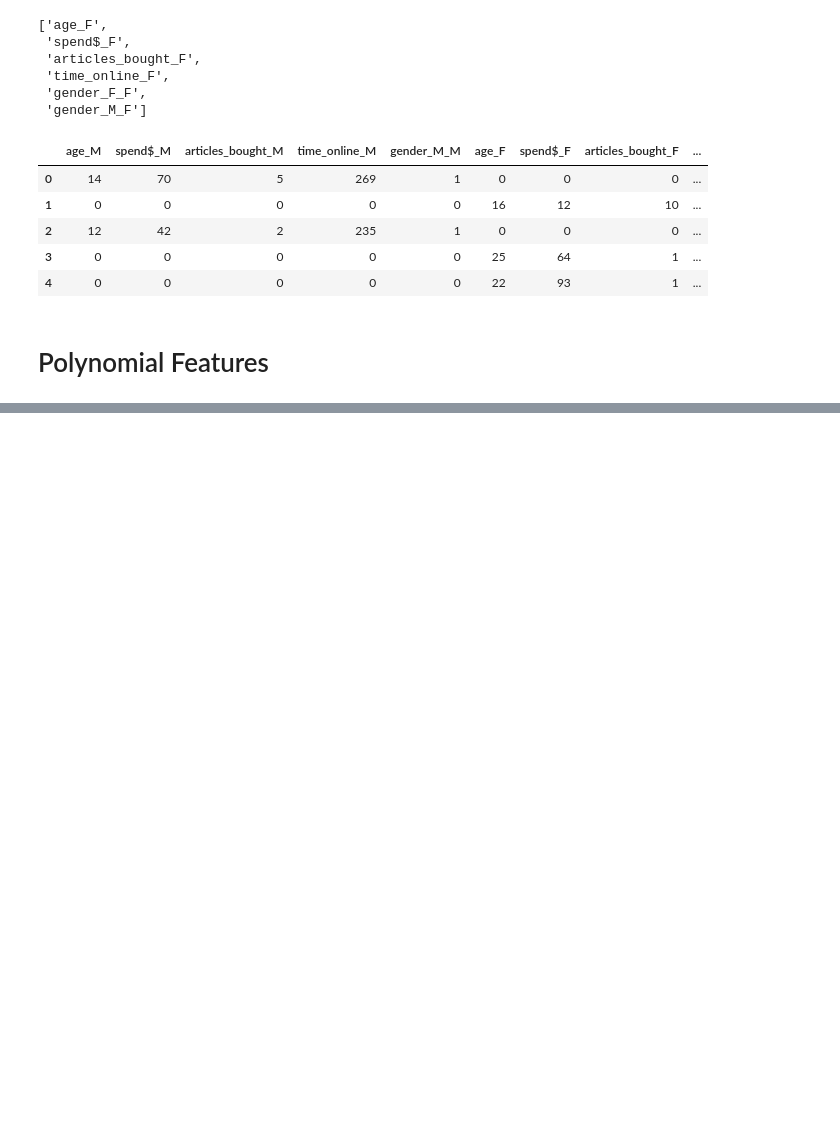
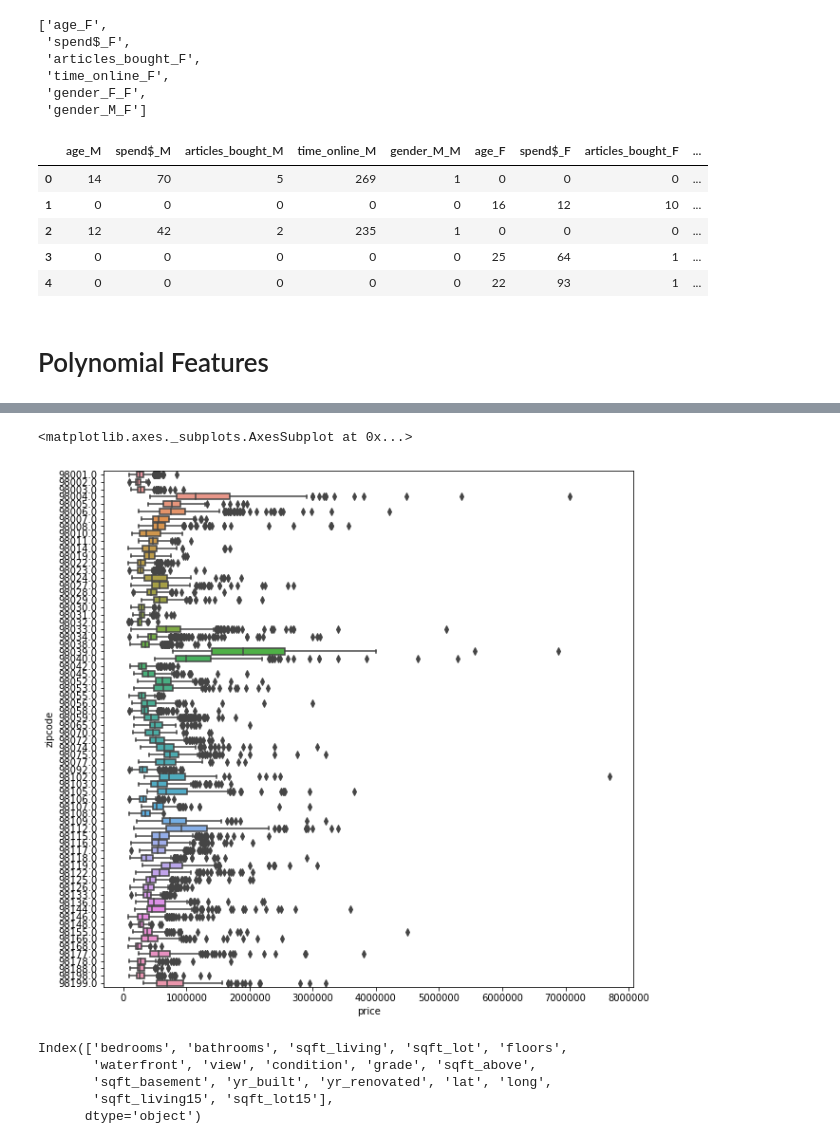
Before and after one commit to amueller/COMS4995-s20, a Jupyter notebook: slides/aml-04-preprocessing/aml-07-preprocessing.ipynb, the cells around one changed output, grey strips where cells are left out. Cells and saved outputs as stored; diff of their text form; code cells hidden in the pictures; blank space fills up the shorter version.

```diff
--- a/slides/aml-04-preprocessing/aml-07-preprocessing.ipynb
+++ b/slides/aml-04-preprocessing/aml-07-preprocessing.ipynb
@@ -918,0 +872,7 @@ print(X_bc_poly.shape)
+# %%
+import seaborn as sns
+plt.figure(figsize=(10, 10))
+sns.boxplot(data.frame.price, data.frame.zipcode, orient='h')
+# %% [output]
+<matplotlib.axes._subplots.AxesSubplot at 0x...>
+[figure, added]
@@ -918,0 +881,8 @@ print(X_bc_poly.shape)
+# %%
+X.columns
+# %% [output]
+Index(['bedrooms', 'bathrooms', 'sqft_living', 'sqft_lot', 'floors',
+       'waterfront', 'view', 'condition', 'grade', 'sqft_above',
+       'sqft_basement', 'yr_built', 'yr_renovated', 'lat', 'long',
+       'sqft_living15', 'sqft_lot15'],
+      dtype='object')
```
Also changed, not shown: parts of 95 cells of this notebook, 15 other files.
